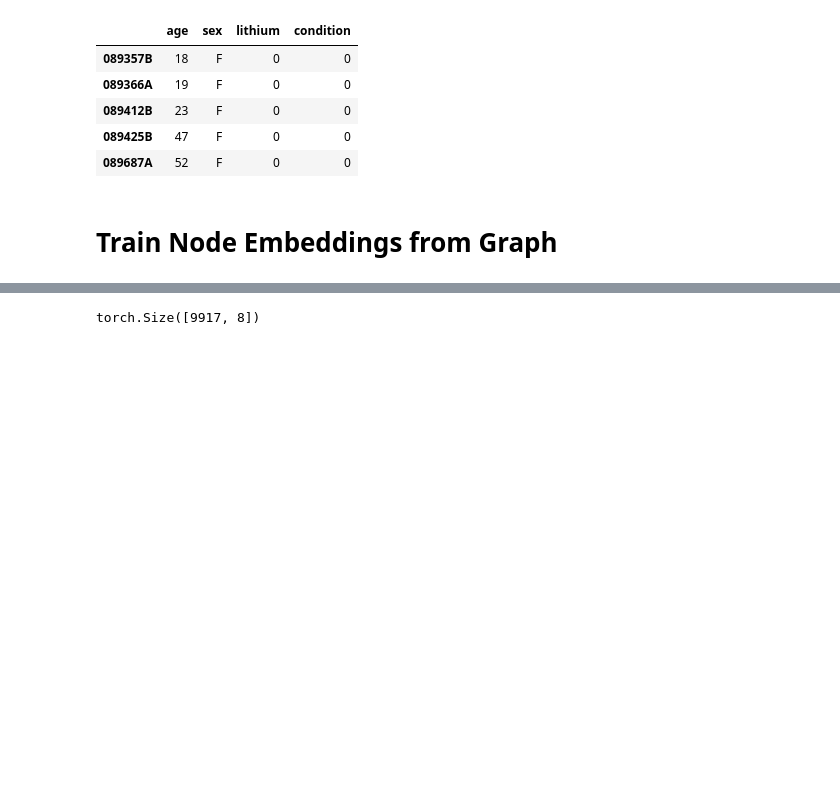
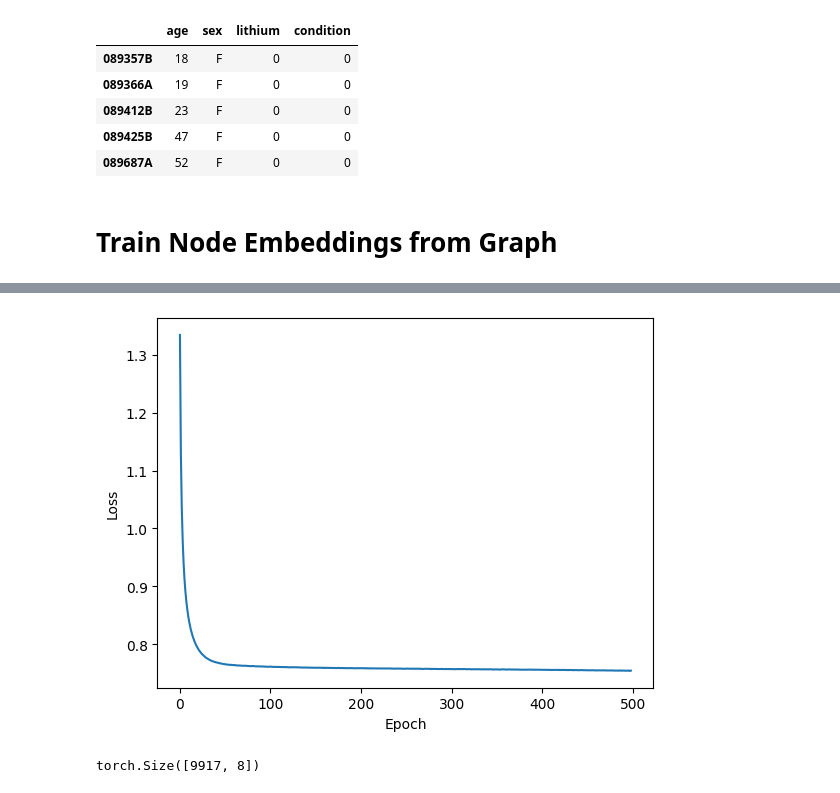
Before and after one commit to joddiy/gognn_7412, a Jupyter notebook: py/train.ipynb, the cells around one changed output, grey strips where cells are left out. Saved outputs shown, nothing was run; the diff lists cells and outputs as text; code cells hidden in the pictures; blank space fills up the shorter version.

```diff
--- a/py/train.ipynb
+++ b/py/train.ipynb
@@ -75,8 +75,9 @@ def train():
         total_loss += loss.item()
     return total_loss / len(loader)
 # %%
-for epoch in range(1, 10):
+losses = []
+for epoch in range(1, 500):
     loss = train()
-    #acc = test()
+    losses.append(loss)
     print(f'Epoch: {epoch:02d}, Loss: {loss:.4f}')
 # %% [output]
@@ -92,3 +101,13 @@ Epoch: 09, Loss: 0.8635
+# %%
+# draw loss curve
+import matplotlib.pyplot as plt
+
+plt.plot(losses)
+plt.xlabel('Epoch')
+plt.ylabel('Loss')
+plt.show()
+# %% [output]
+[figure, added]
 # %%
 go_embedding = model()  # go_index -> go_embedding
 go_embedding.shape
```
Also changed, not shown: parts of 15 cells of this notebook, 2 other files.
